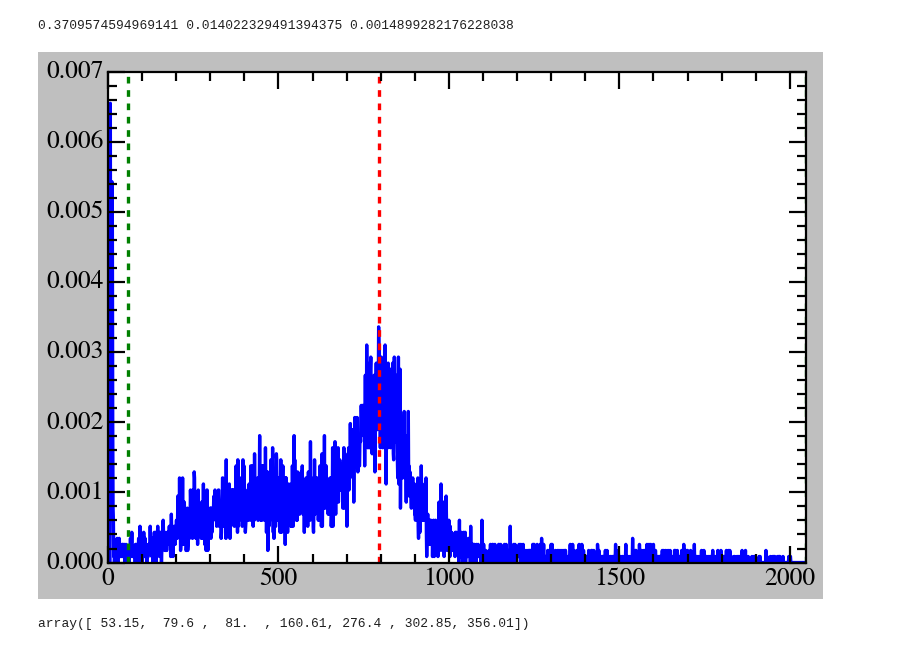
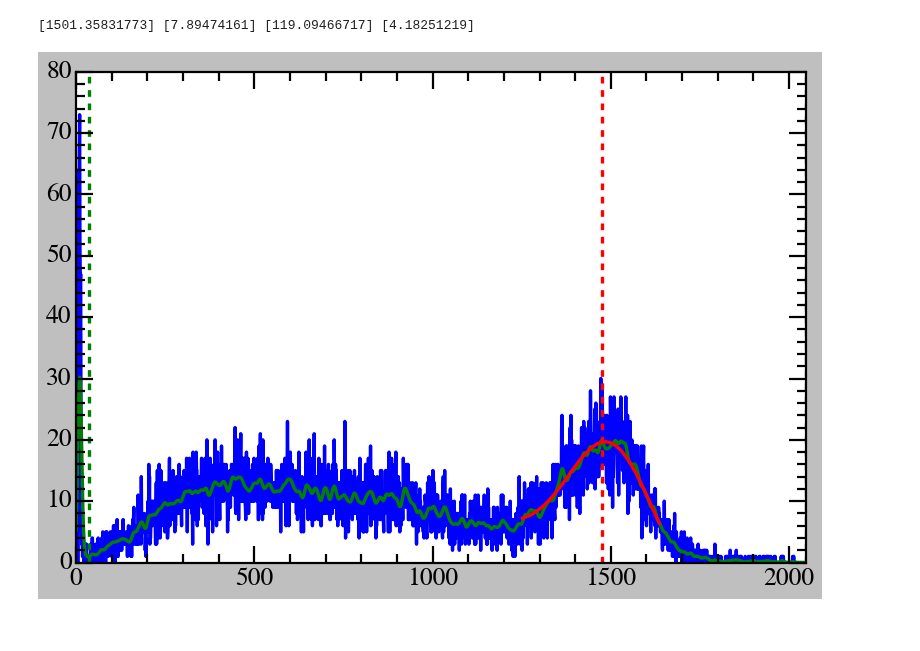
Before and after one commit to vinh-qtran/mit-jlab-sp25, a Jupyter notebook: compton/analysis.ipynb, the cells around one changed output. Cells and saved outputs as stored; diff of their text form; code cells hidden in the pictures.

Commit message:
Update compton utils

```diff
--- a/compton/analysis.ipynb
+++ b/compton/analysis.ipynb
@@ -29,51 +29,68 @@ helpers.set_plot_configs()
 # %%
 DataReader = utils.MCAData()
 
-bins, counts, _, _ = DataReader._read_data('data/2025-03-04/scatter_90_0304.Spe')
+bins, counts, _, _ = DataReader._read_data('data/2025-03-04/scatter_30_0304.Spe')
 count_normalizing_factor = np.sum(counts) * (bins[1] - bins[0])
-kde_bins, kde, kde_err = DataReader._kde_smooth_data(bins, counts, bw=5)
-peaks_idx, valleys_idx = DataReader._find_peaks_and_valleys(kde_bins, kde, kde_err)
+kde_bins, kdes, kdes_err = DataReader._kde_smooth_data(bins, counts, bw=5)
+peaks_idx, valleys_idx = DataReader._find_peaks_and_valleys(kde_bins, kdes, kdes_err)
+
+approx_peak_idx = peaks_idx[
+    np.argmin(np.abs(bins[peaks_idx] - 1400))
+]
+approx_peak_bin = bins[approx_peak_idx]
+approx_peak_kde = kdes[approx_peak_idx]
+
+lower_idx, upper_idx = DataReader._get_fitting_boundaries(bins,kdes,peaks_idx,valleys_idx,
+                                                          approx_peak_bin,approx_peak_bin,
+                                                          threshold=approx_peak_kde/3,threshold_ratio=1,
+                                                          outward=False)
 # %%
-calibration = utils.MCACalibration('data/2025-03-04/Calibration_recoil_na_0304.Spe',
-                                   'data/2025-03-04/Calibration_recoil_ba_0304.Spe',
-                                   cs_137_approx_line_bin=1800,)
-print(calibration.energy_scaler,calibration.energy_scaler_err,calibration.energy_scaler_mse)
+calibration = utils.MCACalibration('data/2025-03-04/Calibration_scatter_na_0304.Spe',
+                                   'data/2025-03-04/Calibration_scatter_ba_0304.Spe',
+                                   kernel_bw=5,
+                                   cs_137_approx_line_bin=None,)
-# %% [output]
-0.3709574594969141 0.014022329491394375 0.0014899282176228038
+# %%
+compton = utils.MCACompton(data_base='30_0304.Spe')
+
+peak_mu_count, peak_mu_count_err, peak_sigma_count, peak_sigma_count_err, \
+peak_mu_energy, peak_mu_energy_err, peak_sigma_energy, peak_sigma_count_err, \
+fitting_bins, fitted_counts = compton._peak_analysis('scatter')
+print(peak_mu_count, peak_mu_count_err, peak_sigma_count, peak_sigma_count_err)
+# %% [output]
+[1501.35831773] [7.89474161] [119.09466717] [4.18251219]
 # %%
 fig, ax = plt.subplots(figsize=(10, 7))
 
-ax.plot(bins, counts/count_normalizing_factor)
-# ax.plot(kde_bins, kde)
+ax.plot(bins, counts)
+ax.plot(kde_bins, kdes*count_normalizing_factor)
 # ax.errorbar(kde_bins, kde, yerr=kde_err,
 #             fmt=' s',markersize=1,elinewidth=2,capsize=5)
 
 for peak_idx in peaks_idx:
     ax.axvline(kde_bins[peak_idx], color='r', linestyle='--')
 for valley_idx in valleys_idx:
     ax.axvline(kde_bins[valley_idx], color='g', linestyle='--')
 
+# ax.axvline(kde_bins[lower_idx], color='b', linestyle='--')
+# ax.axvline(kde_bins[upper_idx], color='b', linestyle='--')
+
+ax.plot(fitting_bins, fitted_counts, color='r')
+
 # for fitting_bins, gaussian_counts in zip(calibration.ba_133_fitting_bins+[calibration.cs_137_fitting_bins],
 #                                          calibration.ba_133_fitted_counts+[calibration.cs_137_fitted_counts]):
 #     if fitting_bins is not None:
 #         ax.plot(fitting_bins, gaussian_counts/count_normalizing_factor, color='r')
 
-# ax.plot(calibration.na_22_fitting_bins, calibration.na_22_fitted_counts/count_normalizing_factor, color='r')
-
 ax.set_xscale('linear')
 # ax.set_yscale('log')
 
 ax.set_xlim(0, 2048)
-# ax.set_ylim(1e-5, 2e-3)
+#ax.set_ylim(0, 7000)
 
 plt.tight_layout()
 plt.show()
 # %% [output]
-[figure, old version]
+[figure, new version]
-# %%
-np.concatenate(calibration.ba_133_energies)
-# %% [output]
-array([ 53.15,  79.6 ,  81.  , 160.61, 276.4 , 302.85, 356.01])
 # %%
 fig, ax = plt.subplots(figsize=(9, 6))
 
```
Also changed, not shown: parts of 1 cell of this notebook, 3 other files.
